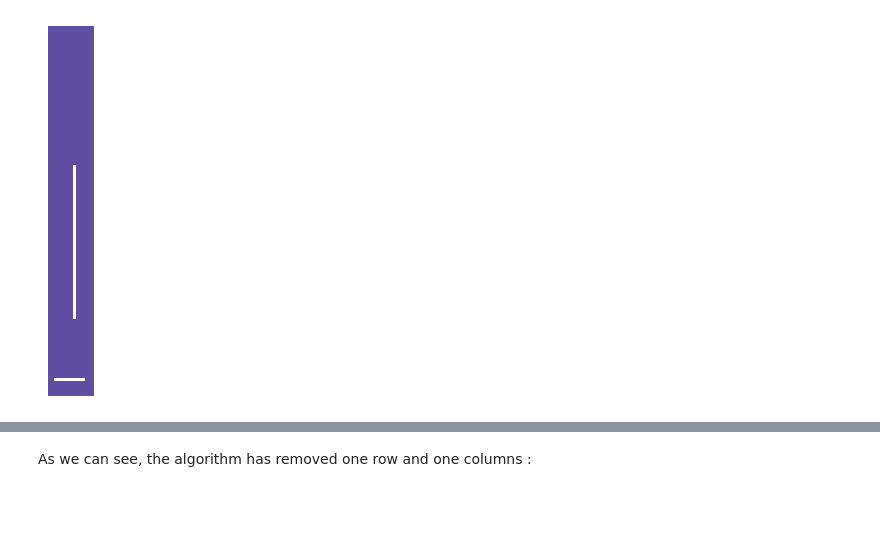
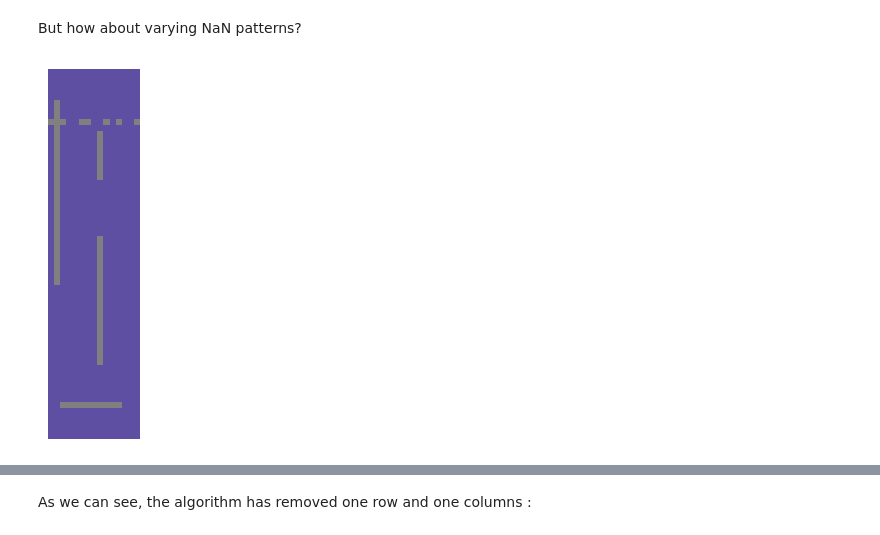
Before and after one commit to CyrilJl/OptiMask, a Jupyter notebook: notebooks/Optimask.ipynb, the cells around one changed output, grey strips where cells are left out. Cells and saved outputs as stored; diff of their text form; code cells hidden in the pictures; blank space fills up the shorter version.

```diff
--- a/notebooks/Optimask.ipynb
+++ b/notebooks/Optimask.ipynb
@@ -16,3 +19,20 @@ import matplotlib.pyplot as plt
 import numpy as np
 import pandas as pd
 from optimask import OptiMask
+# %%
+def plot(*data, figsize=None, show=True):
+    n = len(data)
+    cmap = plt.get_cmap("Spectral_r")
+    cmap.set_bad('grey')
+    plt.figure(figsize=figsize)
+    for k, m in enumerate(data):
+        plt.subplot(1, n, k+1)
+        plt.pcolormesh(np.clip(m, 0, 1), cmap=cmap)
+        plt.gca().axis('off')
+        plt.gca().set_aspect('equal')
+    if show:
+        plt.show()
+
+
+def plot_rectange(xy, width, height):
+    plt.gca().add_patch(Rectangle(xy=xy, width=width, height=height, ec='r', fc='none', linestyle="dashed"))
@@ -19,6 +43,9 @@ from optimask import OptiMask
 # %%
-def plot(data):
-    plt.pcolormesh(data, cmap='Spectral_r')
-    plt.gca().axis('off')
-    plt.gca().set_aspect('equal')
-    plt.show()
+m, n = 12, 5
+
+data = np.zeros((m, n))
+data[5, 2] = np.nan
+processed_data = data.copy()
+processed_data[5] += 1
+
+plot(data, processed_data)
@@ -25,10 +67,15 @@ def plot(data):
+# %% [markdown]
+But how about varying NaN patterns?
 # %%
-m, n = 120, 15
+m, n = 60, 15
 
 data = np.zeros((m, n))
 data[5, 2:12] = np.nan
-data[25:75, 8] = np.nan
+data[51, [0, 2, 5, 6, 9, 11, 14]] = np.nan
+data[12:33, 8] = np.nan
+data[42:50, 8] = np.nan
+data[25:55, 1] = np.nan
 
 plot(data)
 # %% [output]
-[figure, old version]
+[figure, new version]
```
Also changed, not shown: parts of 21 cells of this notebook, 4 other files.
